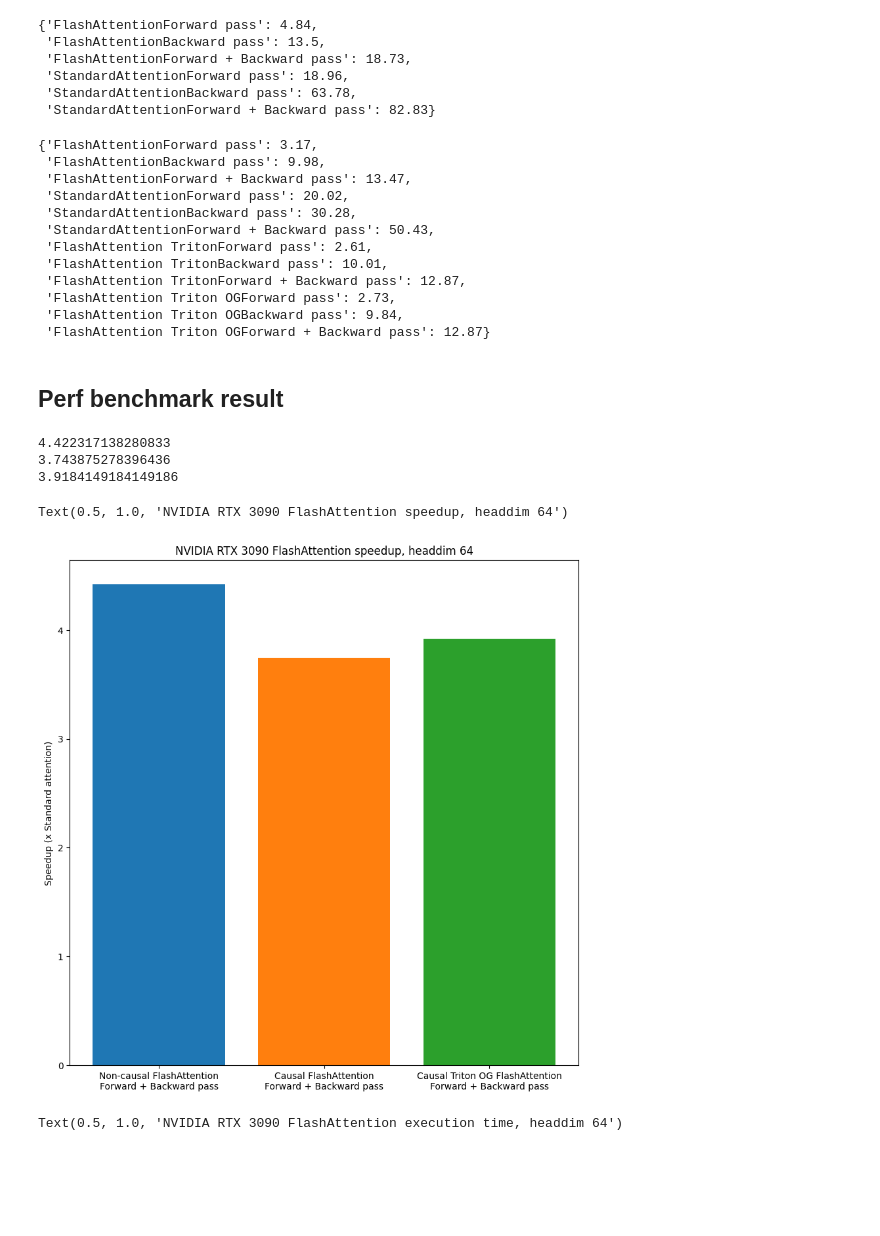
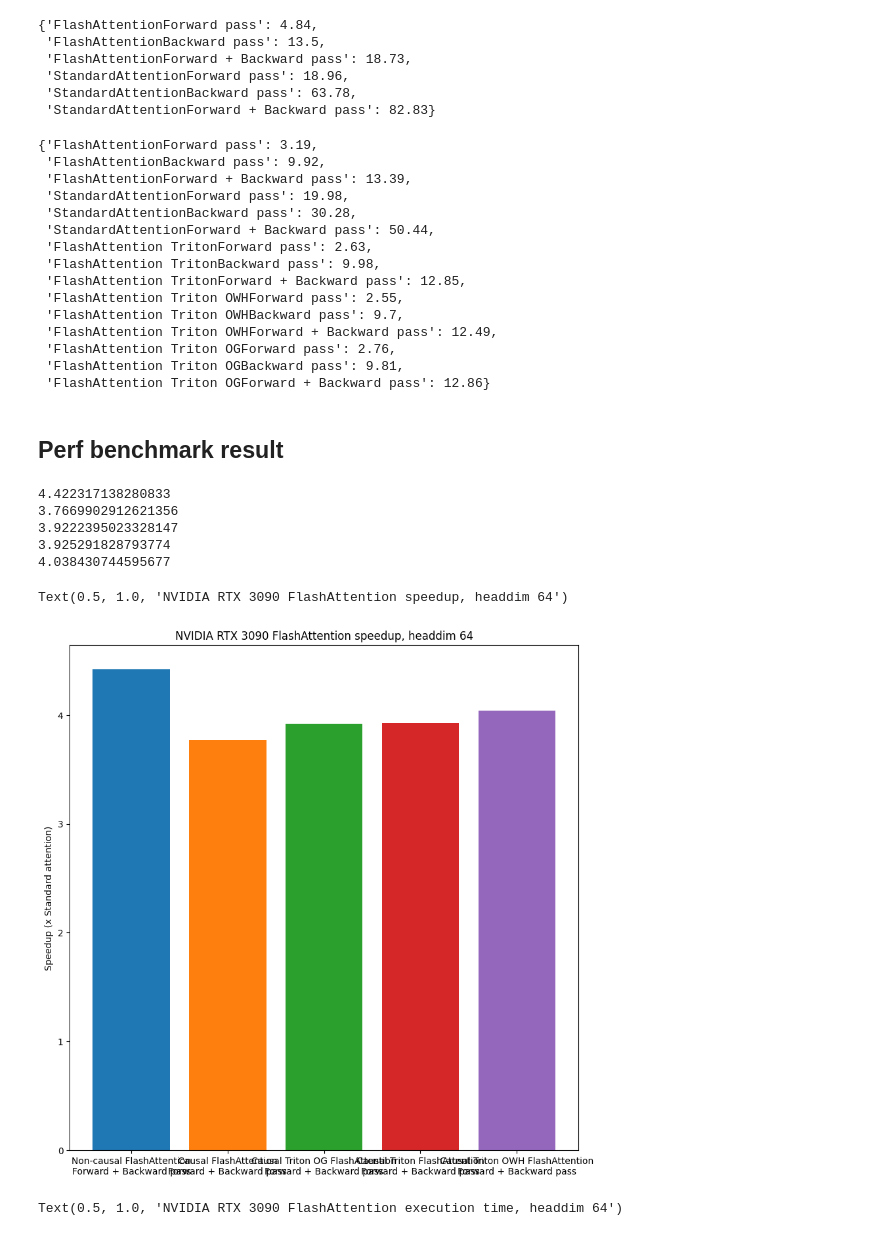
Before and after one commit to abf149/flash-attention, a Jupyter notebook: Challenge problem.ipynb, the cells around one changed output. Cells and saved outputs as stored; diff of their text form; code cells hidden in the pictures; blank space fills up the shorter version.

Commit message:
flash backward working in one case

```diff
--- a/Challenge problem.ipynb
+++ b/Challenge problem.ipynb
@@ -101,7 +103,13 @@ with open("bench_causal.log","r") as fp:
             bypass=0
             #print(float(time_str))
         else:
-            if "FlashAttention Triton OG" in ln:
+            if "FlashAttention Triton OWH" in ln:
+                print("FlashAttention triton owh")
+                # Identify attention type and direction for experiment
+                att_type="FlashAttention Triton OWH"
+                pass_dir=ln.split("-")[1][1:].strip()
+                bypass=3
+            elif "FlashAttention Triton OG" in ln:
                 print("FlashAttention triton og")
                 # Identify attention type and direction for experiment
                 att_type="FlashAttention Triton OG"
@@ -159,18 +167,21 @@ noncausal_data
 # %%
 causal_data
 # %% [output]
-{'FlashAttentionForward pass': 3.17,
- 'FlashAttentionBackward pass': 9.98,
- 'FlashAttentionForward + Backward pass': 13.47,
- 'StandardAttentionForward pass': 20.02,
+{'FlashAttentionForward pass': 3.19,
+ 'FlashAttentionBackward pass': 9.92,
+ 'FlashAttentionForward + Backward pass': 13.39,
+ 'StandardAttentionForward pass': 19.98,
  'StandardAttentionBackward pass': 30.28,
- 'StandardAttentionForward + Backward pass': 50.43,
- 'FlashAttention TritonForward pass': 2.61,
- 'FlashAttention TritonBackward pass': 10.01,
- 'FlashAttention TritonForward + Backward pass': 12.87,
- 'FlashAttention Triton OGForward pass': 2.73,
- 'FlashAttention Triton OGBackward pass': 9.84,
- 'FlashAttention Triton OGForward + Backward pass': 12.87}
+ 'StandardAttentionForward + Backward pass': 50.44,
+ 'FlashAttention TritonForward pass': 2.63,
+ 'FlashAttention TritonBackward pass': 9.98,
+ 'FlashAttention TritonForward + Backward pass': 12.85,
+ 'FlashAttention Triton OWHForward pass': 2.55,
+ 'FlashAttention Triton OWHBackward pass': 9.7,
+ 'FlashAttention Triton OWHForward + Backward pass': 12.49,
+ 'FlashAttention Triton OGForward pass': 2.76,
+ 'FlashAttention Triton OGBackward pass': 9.81,
+ 'FlashAttention Triton OGForward + Backward pass': 12.86}
 # %% [markdown]
 ## Perf benchmark result
 # %%
@@ -178,32 +189,44 @@ causal_data
 # %%
 import matplotlib.pyplot as plt
 
-xlabels=["Non-causal FlashAttention\nForward + Backward pass","Causal FlashAttention\nForward + Backward pass","Causal Triton OG FlashAttention\nForward + Backward pass"]
+xlabels=["Non-causal FlashAttention\nForward + Backward pass","Causal FlashAttention\nForward + Backward pass","Causal Triton OG FlashAttention\nForward + Backward pass","Causal Triton FlashAttention\nForward + Backward pass","Causal Triton OWH FlashAttention\nForward + Backward pass"]
 
 noncausal_baseline=noncausal_data["StandardAttentionForward + Backward pass"]
 noncausal_yheights=[noncausal_baseline/noncausal_data["FlashAttentionForward + Backward pass"]]
 print(noncausal_baseline/noncausal_data["FlashAttentionForward + Backward pass"])
 
 causal_baseline=causal_data["StandardAttentionForward + Backward pass"]
 causal_yheights=[causal_baseline/causal_data["FlashAttentionForward + Backward pass"]]
 print(causal_baseline/causal_data["FlashAttentionForward + Backward pass"])
 
 causal_tritonOG_baseline=causal_data["StandardAttentionForward + Backward pass"]
 causal_tritonOG_yheights=[causal_tritonOG_baseline/causal_data["FlashAttention Triton OGForward + Backward pass"]]
 print(causal_tritonOG_baseline/causal_data["FlashAttention Triton OGForward + Backward pass"])
 
+causal_triton_baseline=causal_data["StandardAttentionForward + Backward pass"]
+causal_triton_yheights=[causal_triton_baseline/causal_data["FlashAttention TritonForward + Backward pass"]]
+print(causal_triton_baseline/causal_data["FlashAttention TritonForward + Backward pass"])
+
+causal_tritonOWH_baseline=causal_data["StandardAttentionForward + Backward pass"]
+causal_tritonOWH_yheights=[causal_tritonOWH_baseline/causal_data["FlashAttention Triton OWHForward + Backward pass"]]
+print(causal_tritonOWH_baseline/causal_data["FlashAttention Triton OWHForward + Backward pass"])
+
 plt.figure(figsize=(10,10))
 plt.bar(xlabels[0],noncausal_yheights)
 plt.bar(xlabels[1],causal_yheights)
 plt.bar(xlabels[2],causal_tritonOG_yheights)
+plt.bar(xlabels[3],causal_triton_yheights)
+plt.bar(xlabels[4],causal_tritonOWH_yheights)
 plt.ylabel("Speedup (x Standard attention)")
 plt.title("NVIDIA RTX 3090 FlashAttention speedup, headdim 64")
 # %% [output]
 4.422317138280833
-3.743875278396436
-3.9184149184149186
+3.7669902912621356
+3.9222395023328147
+3.925291828793774
+4.038430744595677
 Text(0.5, 1.0, 'NVIDIA RTX 3090 FlashAttention speedup, headdim 64')
-[figure, old version]
+[figure, new version]
 # %%
 plt.figure(figsize=(10,10))
 plt.bar("Noncausal baseline",noncausal_baseline)
```
Also changed, not shown: parts of 5 cells of this notebook, 3 other files.
